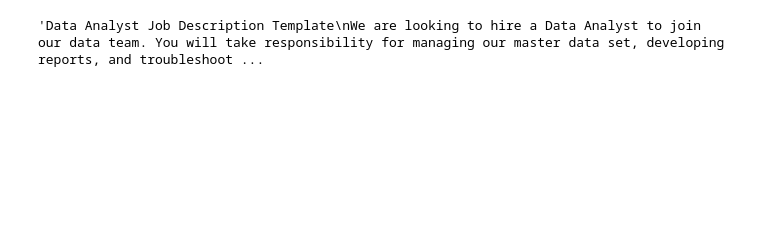
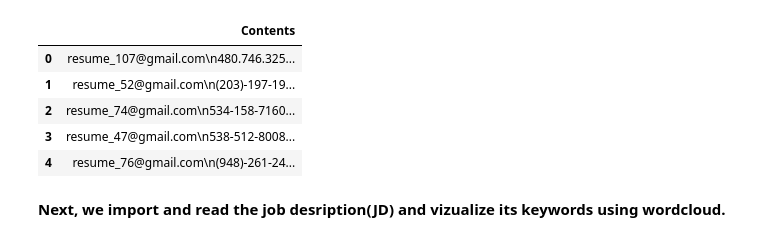
Before and after one commit to Tobsam237/Resume_Recommendation, a Jupyter notebook: CapstoneP_ResumeRecommendation.ipynb, the cells around one changed output. Cells and saved outputs as stored; diff of their text form; code cells hidden in the pictures; blank space fills up the shorter version.

```diff
--- a/CapstoneP_ResumeRecommendation.ipynb
+++ b/CapstoneP_ResumeRecommendation.ipynb
@@ -74,7 +81,14 @@ for filenames in worddocx:
   li.append(content)
 
 df= pd.DataFrame(li, columns=['Contents'])
-# %%
-job_descr
-# %% [output]
-'Data Analyst Job Description Template\nWe are looking to hire a Data Analyst to join our data team. You will take responsibility for managing our master data set, developing reports, and troubleshoot ...
+# %%
+df.head()
+# %% [output]
+|  | Contents |
+| 0 | resume_107@gmail.com\n480.746.325... |
+| 1 | resume_52@gmail.com\n(203)-197-19... |
+| 2 | resume_74@gmail.com\n534-158-7160... |
+| 3 | resume_47@gmail.com\n538-512-8008... |
+| 4 | resume_76@gmail.com\n(948)-261-24... |
+# %% [markdown]
+**Next, we import and read the job desription(JD) and vizualize its keywords using wordcloud.**
```
Also changed, not shown: parts of 35 cells of this notebook.
